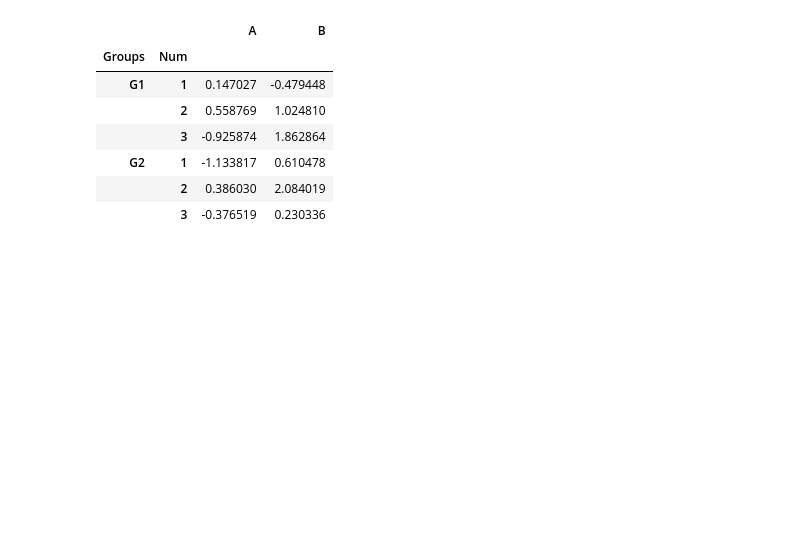
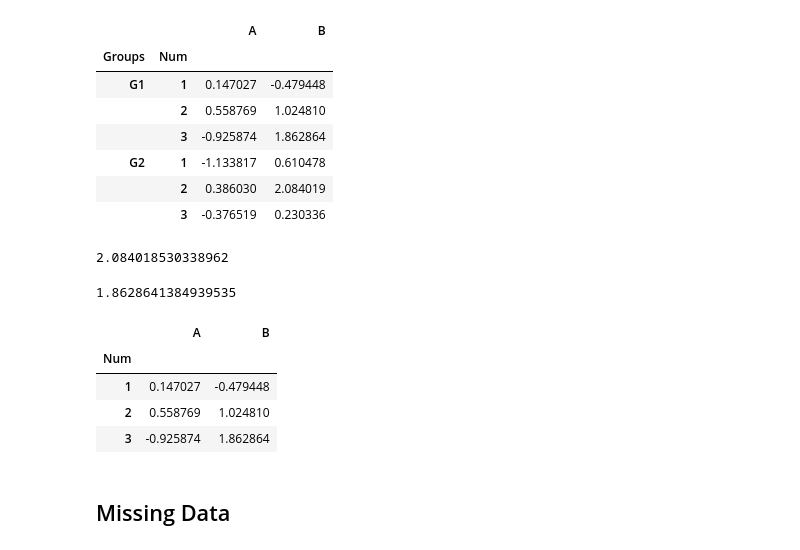
Before and after one commit to majikthise911/notes, a Jupyter notebook: udemyPythonForFinance/notes.ipynb, the cells around one changed output. Drawn from its saved outputs; the diff is of its cells as text; code cells hidden in the pictures; blank space fills up the shorter version.

```diff
--- a/udemyPythonForFinance/notes.ipynb
+++ b/udemyPythonForFinance/notes.ipynb
@@ -440,3 +440,22 @@ df
 | G2 | 1 | -1.133817 | 0.610478 |
 |  | 2 | 0.386030 | 2.084019 |
 |  | 3 | -0.376519 | 0.230336 |
+# %%
+df.loc['G2'].loc[2]['B']
+# %% [output]
+2.084018530338962
+# %%
+# now grab 1.862864
+df.loc['G1'].loc[3]['B']
+# %% [output]
+1.8628641384939535
+# %%
+df.xs('G1') # this will grab all the rows where the index is G1. xs is cross section and can go inside without specifying the index all the way
+# %% [output]
+|  | A | B |
+| Num |  |  |
+| 1 | 0.147027 | -0.479448 |
+| 2 | 0.558769 | 1.024810 |
+| 3 | -0.925874 | 1.862864 |
+# %% [markdown]
+## Missing Data
```
